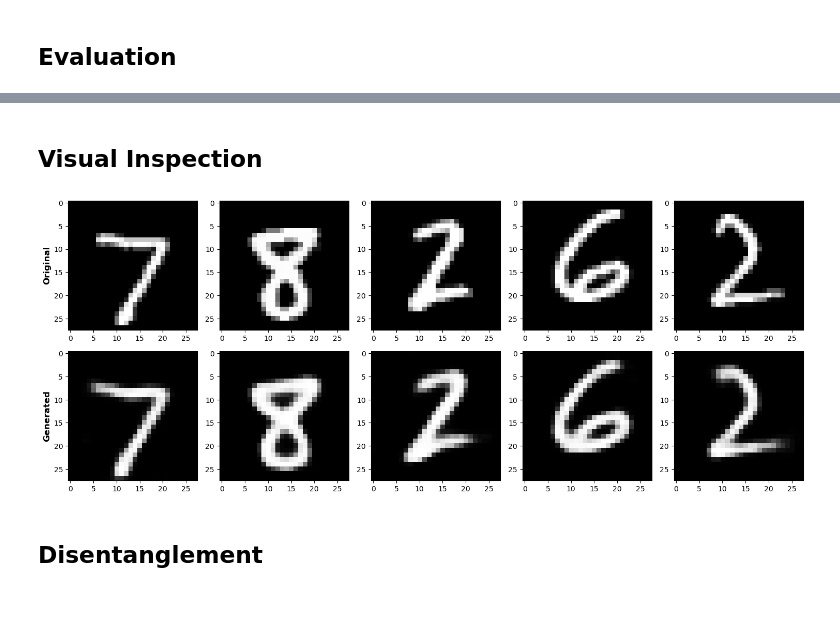
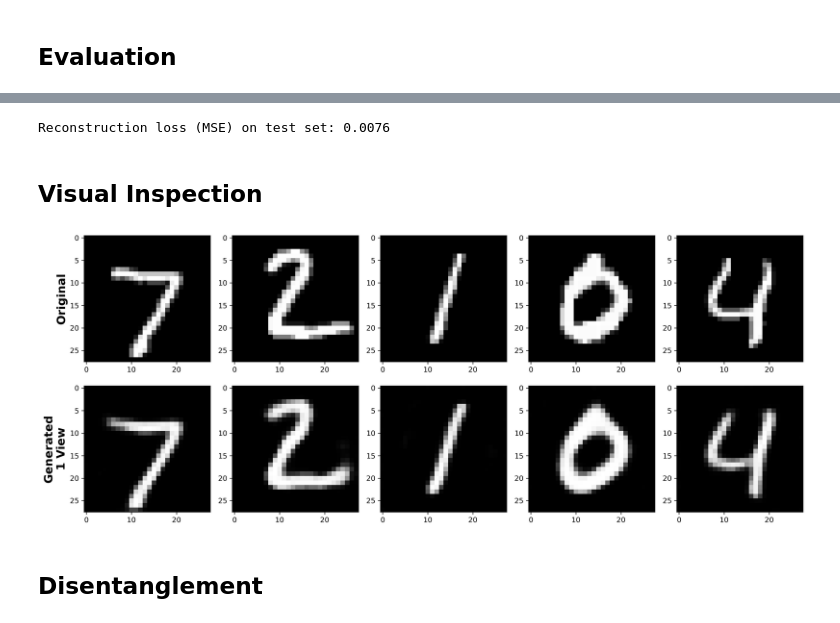
Before and after one commit to ClarysseArthur/VUB-MT-Development, a Jupyter notebook: Models/GenRKM-MNIST/model-1V.ipynb, the cells around one changed output, grey strips where cells are left out. Drawn from its saved outputs; the diff is of its cells as text; code cells hidden in the pictures.

```diff
--- a/Models/GenRKM-MNIST/model-1V.ipynb
+++ b/Models/GenRKM-MNIST/model-1V.ipynb
@@ -109,7 +106,6 @@ while cost > 0.2 and t <= opt.max_epochs:  # run epochs until convergence
             loss.backward()
             optimizer.step()
 
-            writer.add_scalar("Loss/train_batch", loss.item(), global_step)
             global_step += 1
             avg_loss += loss.detach().cpu().numpy()
         else:
@@ -126,9 +122,10 @@ while cost > 0.2 and t <= opt.max_epochs:  # run epochs until convergence
         'net3_state_dict': net3.state_dict(),
         'l_cost': l_cost,
         'optimizer': optimizer.state_dict()}, is_best)
+
     print(t, cost)
     t += 1
     loss_history.append(cost)
-    writer.add_scalar("Loss/train_epoch", cost, t)
+
 print('Finished Training in: {}. Lowest cost: {}'.format(str(datetime.now() - start), l_cost))
 # %% [output]
@@ -186,14 +152,14 @@ torch.save({'net1': net1,
 # %%
-# model = torch.load('out/Final.tar', weights_only=False)
+model = torch.load('out/Final-1V.tar', weights_only=False)
 
-# U = model['U']
-# h = model['h']
-# s = model['s']
+U = model['U']
+h = model['h']
+s = model['s']
 
-# net1 = model['net1']
-# net3 = model['net3']
+net1 = model['net1']
+net3 = model['net3']
 
-# datax = model['datax']
+datax = model['datax']
 # %% [markdown]
 ## Evaluation
 # %%
@@ -242,19 +179,38 @@ Digit Reconstruction Loss: 0.010276513197281038
+# %%
+all_im_en = torch.cat(all_im_en, dim=0)[:1000]
+
+all_data_im = torch.cat(all_data_im, dim=0)[:1000]
+all_data_la = torch.cat(all_data_la, dim=0)[:1000]
+# %%
+with torch.no_grad():
+    h_test, _ = kPCA(all_im_en)
+    U_test = all_im_en.t() @ h_test
+    x_im_tilde_test = net3(h_test @ U_test.T)
+# %%
+recon_loss = torch.nn.MSELoss()
+
+loss_im_all = recon_loss(x_im_tilde_test.view(-1, ipVec_dim), all_data_im.view(-1, ipVec_dim)).item()
+
+print('Reconstruction loss (MSE) on test set: {:.4f}'.format(loss_im_all))
+# %% [output]
+Reconstruction loss (MSE) on test set: 0.0076
 # %% [markdown]
 ## Visual Inspection
 # %%
-fig, axes = plt.subplots(2, 5, figsize=(15, 6))
+fig, axes = plt.subplots(2, 5, figsize=(15, 6), dpi=300)
 
 for idx in range(5):
-    axes[0, 0].set_ylabel('Original', fontsize=12, fontweight='bold')
-    axes[1, 0].set_ylabel('Generated', fontsize=12, fontweight='bold')
+    axes[0, 0].set_ylabel('\nOriginal', fontsize=16, fontweight='bold')
+    axes[1, 0].set_ylabel('Generated\n1 View', fontsize=16, fontweight='bold')
 
-    axes[0, idx].imshow(in_data_x_test[idx][0].reshape(28, 28), cmap='gray')
+    axes[0, idx].imshow(all_data_im[idx][0].reshape(28, 28), cmap='gray')
 
-    axes[1, idx].imshow(out_data_x_test[idx][0].reshape(28, 28), cmap='gray')
+    axes[1, idx].imshow(x_im_tilde_test[idx][0].reshape(28, 28), cmap='gray')
 
 plt.tight_layout()
+plt.savefig('img/genrkm_mnist_sv_comp.png', dpi=300)
 plt.show()
 # %% [output]
-[figure, old version]
+[figure, new version]
 # %% [markdown]
 ## Disentanglement
```
Also changed, not shown: parts of 15 cells of this notebook, 9 other files.
